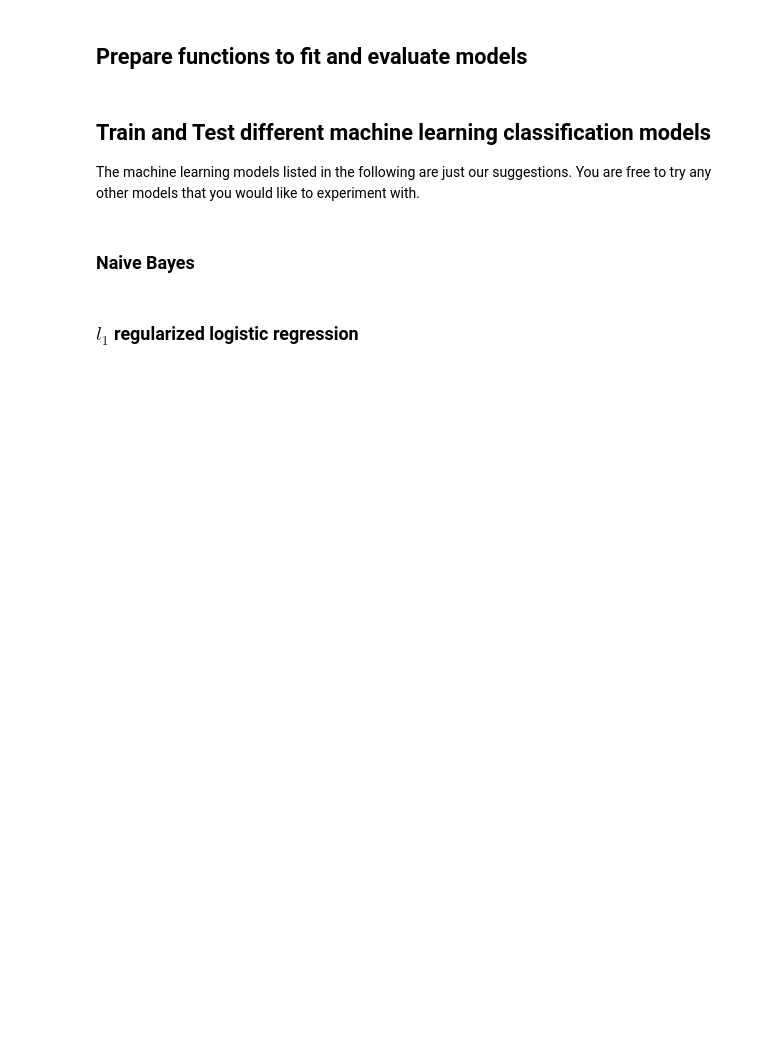
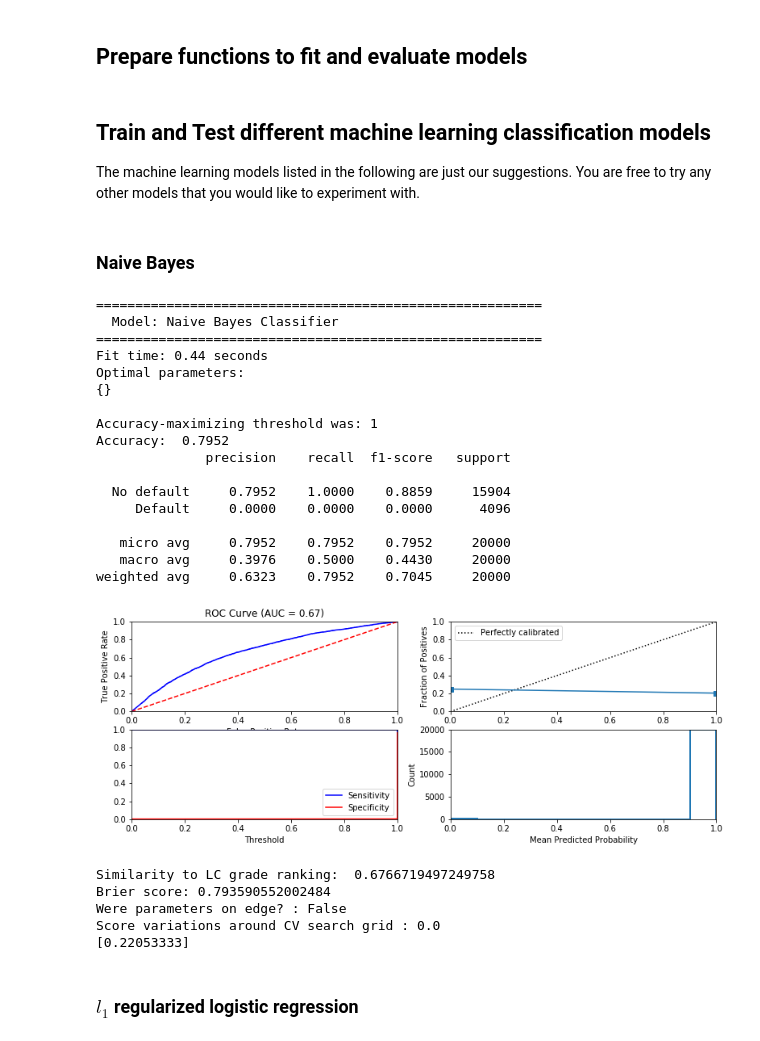
Before and after one commit to vickyzzn/LendingClubCase, a Jupyter notebook: CS-Phase 3.ipynb, the cells around one changed output. Cells and saved outputs as stored; diff of their text form; code cells hidden in the pictures; blank space fills up the shorter version.

```diff
--- a/CS-Phase 3.ipynb
+++ b/CS-Phase 3.ipynb
@@ -452,7 +452,11 @@ def fit_classification(model, data_dict,
 The machine learning models listed in the following are just our suggestions. You are free to try any other models that you would like to experiment with.
 # %%
 ## define your set of features to use in different models
-your_features = ...
+your_features = ['id', 'loan_amnt', 'funded_amnt', 'term', 'int_rate', 'installment', 'grade', 'emp_length',
+'home_ownership', 'annual_inc', 'verification_status', 'issue_d', 'loan_status',
+'purpose', 'dti', 'delinq_2yrs', 'earliest_cr_line', 'open_acc', 'pub_rec',
+'fico_range_high', 'fico_range_low', 'revol_bal', 'revol_util', 'total_pymnt',
+'last_pymnt_d', 'recoveries']
 # prepare the train, test data for training models
 data_dict = prepare_data(feature_subset = your_features)
 
@@ -466,8 +470,32 @@ selected_features.reset_index(drop=True,inplace=True)
 # %%
 ## Train and test a naive bayes classifier
 
-gnb = ...
-gnb = fit_classification(...)
+gnb = GaussianNB()
+gnb = fit_classification(gnb, data_dict, model_name="Naive Bayes Classifier")
+# %% [output]
+=========================================================
+  Model: Naive Bayes Classifier
+=========================================================
+Fit time: 0.44 seconds
+Optimal parameters:
+{}
+
+Accuracy-maximizing threshold was: 1
+Accuracy:  0.7952
+              precision    recall  f1-score   support
+
+  No default     0.7952    1.0000    0.8859     15904
+     Default     0.0000    0.0000    0.0000      4096
+
+   micro avg     0.7952    0.7952    0.7952     20000
+   macro avg     0.3976    0.5000    0.4430     20000
+weighted avg     0.6323    0.7952    0.7045     20000
+[figure, added]
+Similarity to LC grade ranking:  0.6766719497249758
+Brier score: 0.793590552002484
+Were parameters on edge? : False
+Score variations around CV search grid : 0.0
+[0.22053333]
 # %% [markdown]
 ### $l_1$ regularized logistic regression
 # %%
```
Also changed, not shown: parts of 10 cells of this notebook.
